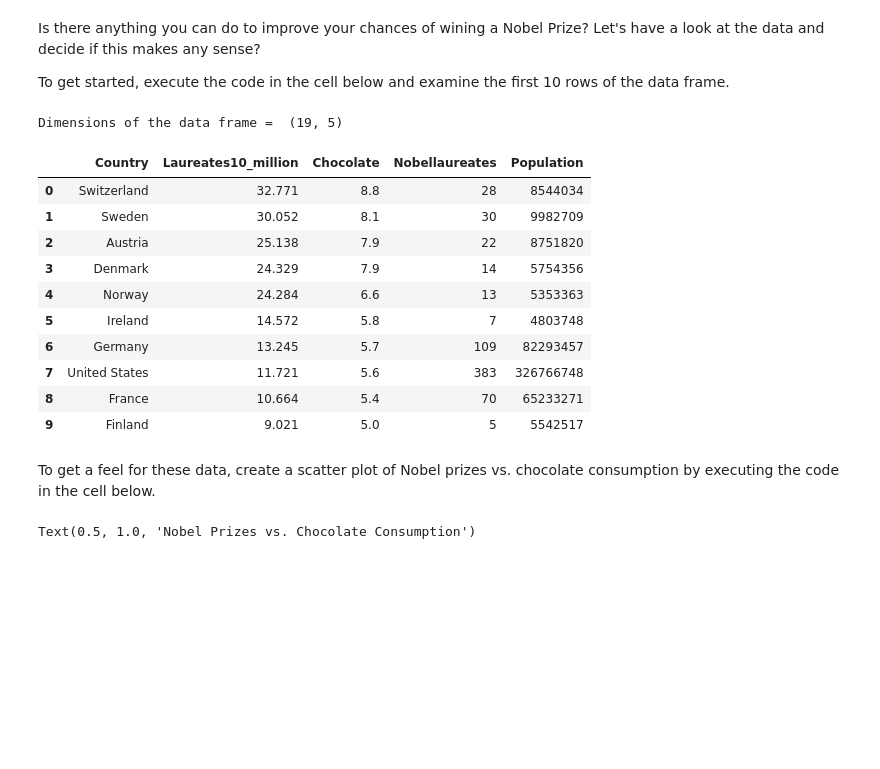
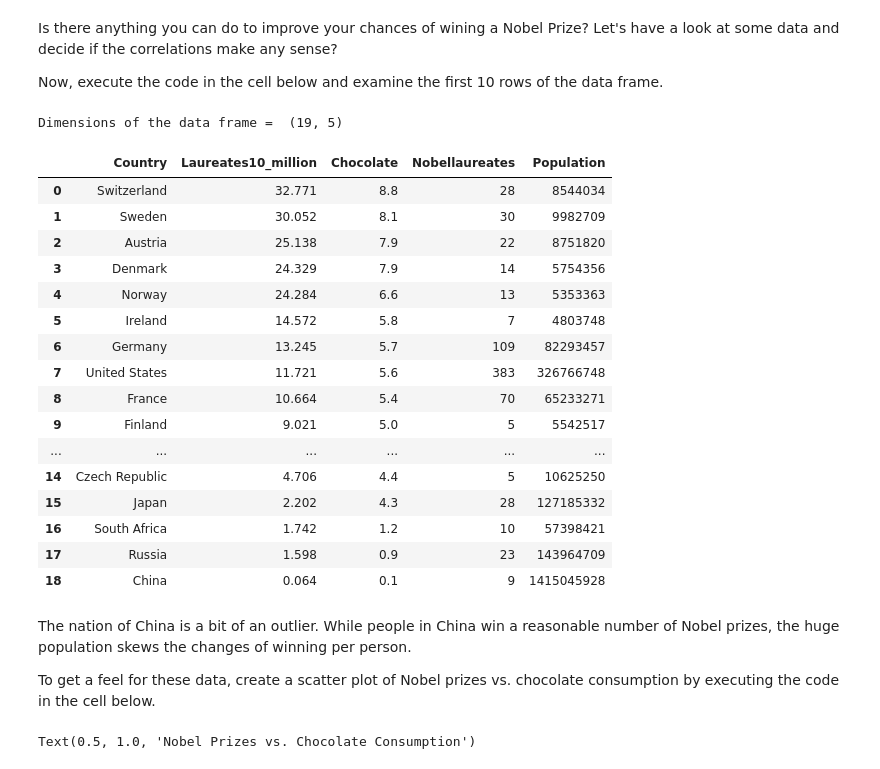
Before and after one commit to StephenElston/StatisticalMethodsForDataScience, a Jupyter notebook: ThinkingLikeAScientist/correlation.ipynb, the cells around one changed output. Saved outputs shown, nothing was run; the diff lists cells and outputs as text; code cells hidden in the pictures; blank space fills up the shorter version.

```diff
--- a/ThinkingLikeAScientist/correlation.ipynb
+++ b/ThinkingLikeAScientist/correlation.ipynb
@@ -8,26 +17,34 @@ import matplotlib.pyplot as plt
 #matplotlib inline
 # %% [markdown]
-Is there anything you can do to improve your chances of wining a Nobel Prize? Let's have a look at the data and decide if this makes any sense?
+Is there anything you can do to improve your chances of wining a Nobel Prize? Let's have a look at some data and decide if the correlations make any sense?
 
-To get started, execute the code in the cell below and examine the first 10 rows of the data frame.
+Now, execute the code in the cell below and examine the first 10 rows of the data frame.
 # %%
 Nobel_chocolate = pd.read_csv('nobel-chocolate.csv', thousands=',')
 print('Dimensions of the data frame = ', Nobel_chocolate.shape)
-Nobel_chocolate.head(10)
+Nobel_chocolate
 # %% [output]
 Dimensions of the data frame =  (19, 5)
 |  | Country | Laureates10_million | Chocolate | Nobellaureates | Population |
 | 0 | Switzerland | 32.771 | 8.8 | 28 | 8544034 |
 | 1 | Sweden | 30.052 | 8.1 | 30 | 9982709 |
 | 2 | Austria | 25.138 | 7.9 | 22 | 8751820 |
 | 3 | Denmark | 24.329 | 7.9 | 14 | 5754356 |
 | 4 | Norway | 24.284 | 6.6 | 13 | 5353363 |
 | 5 | Ireland | 14.572 | 5.8 | 7 | 4803748 |
 | 6 | Germany | 13.245 | 5.7 | 109 | 82293457 |
 | 7 | United States | 11.721 | 5.6 | 383 | 326766748 |
 | 8 | France | 10.664 | 5.4 | 70 | 65233271 |
 | 9 | Finland | 9.021 | 5.0 | 5 | 5542517 |
+| ... | ... | ... | ... | ... | ... |
+| 14 | Czech Republic | 4.706 | 4.4 | 5 | 10625250 |
+| 15 | Japan | 2.202 | 4.3 | 28 | 127185332 |
+| 16 | South Africa | 1.742 | 1.2 | 10 | 57398421 |
+| 17 | Russia | 1.598 | 0.9 | 23 | 143964709 |
+| 18 | China | 0.064 | 0.1 | 9 | 1415045928 |
 # %% [markdown]
+The nation of China is a bit of an outlier. While people in China win a reasonable number of Nobel prizes, the huge population skews the changes of winning per person.
+
 To get a feel for these data, create a scatter plot of Nobel prizes vs. chocolate consumption by executing the code in the cell below.
 # %%
 ## Define a figure and axes and make a scatter plot
```
Also changed, not shown: parts of 23 cells of this notebook.
